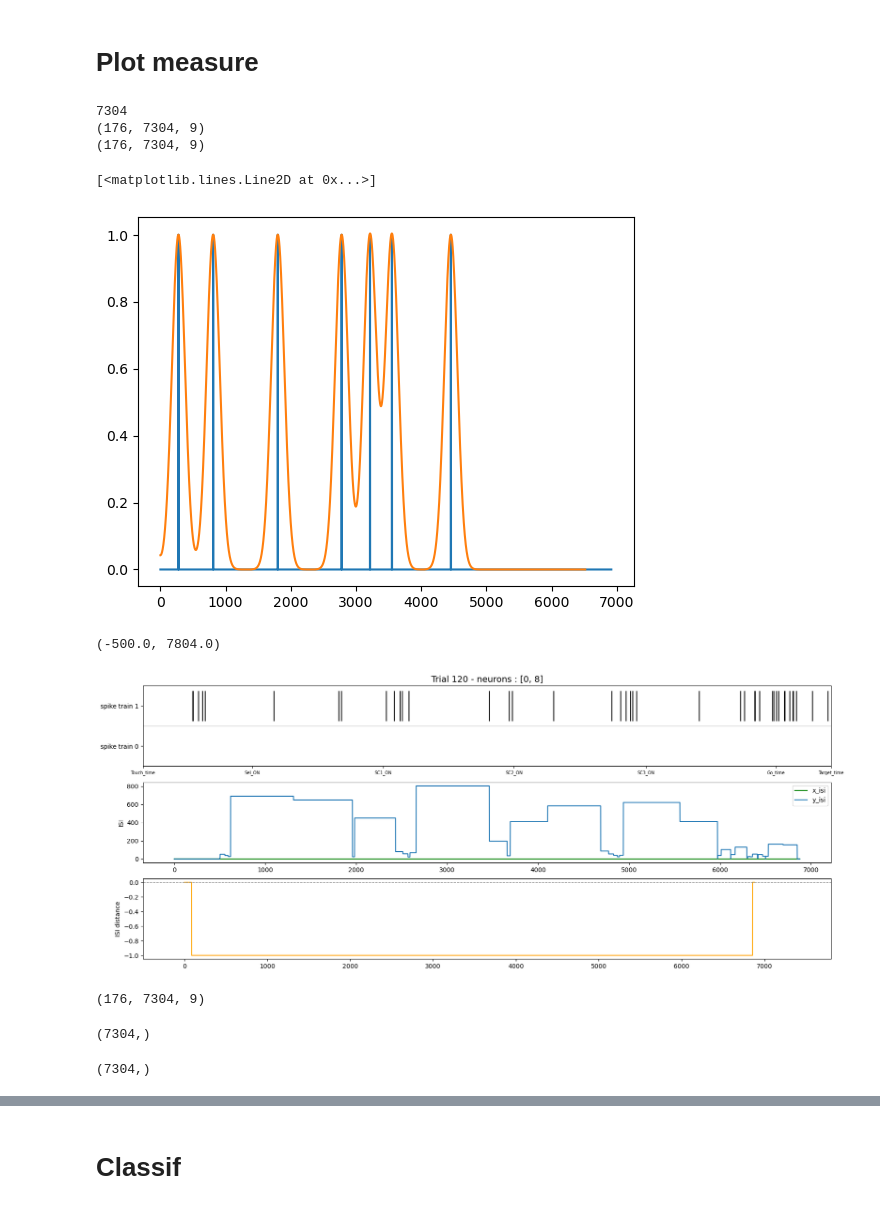
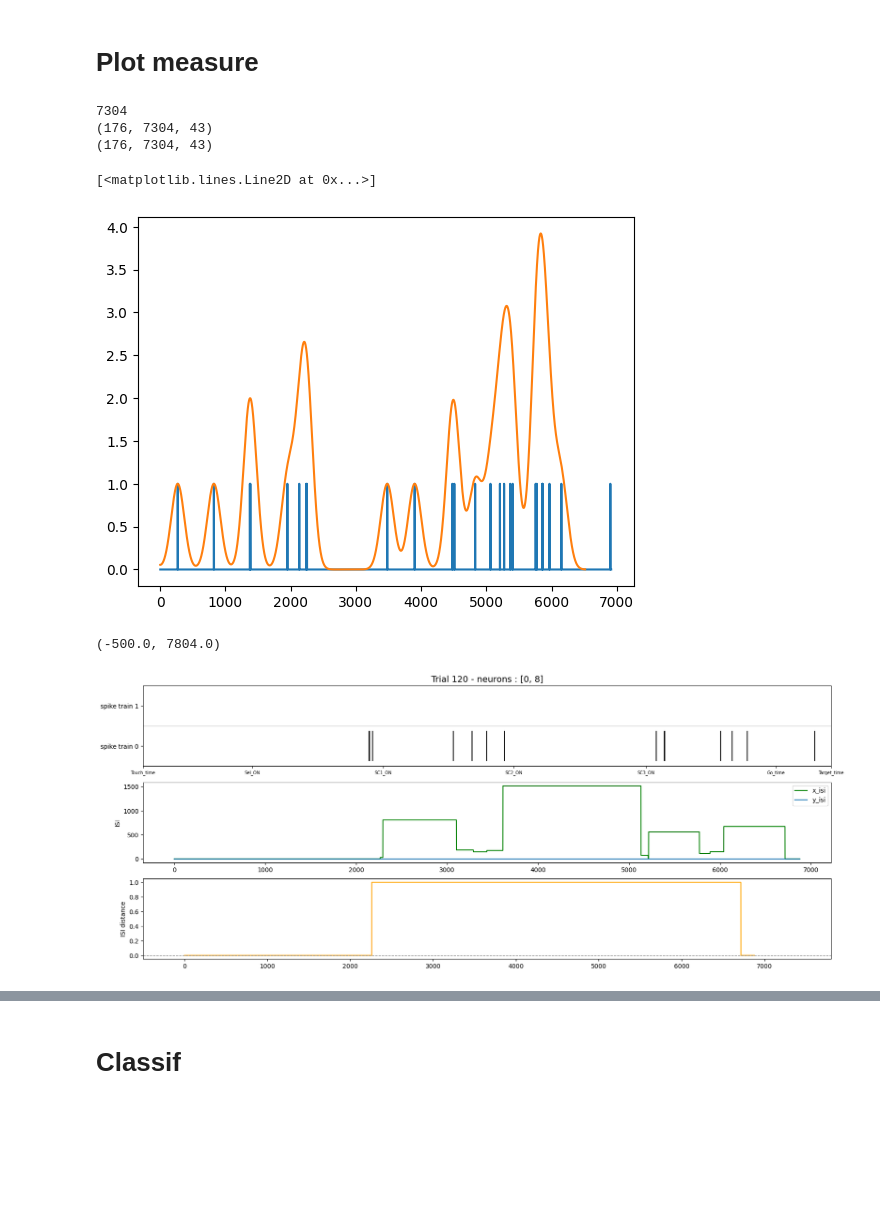
Before and after one commit to Lamifsud/pattern_classification_git, a Jupyter notebook: pipeline_drafts/HistGrad_copy.ipynb, the cells around one changed output, grey strips where cells are left out. Saved outputs shown, nothing was run; the diff lists cells and outputs as text; code cells hidden in the pictures; blank space fills up the shorter version.

```diff
--- a/pipeline_drafts/HistGrad_copy.ipynb
+++ b/pipeline_drafts/HistGrad_copy.ipynb
@@ -34,7 +34,7 @@ import sys
 ### Load data
 # %%
 #Load
-session, data_path, info_path = matlab_file.from_lab(lab_desktop=False, session='t150204001')
+session, data_path, info_path = matlab_file.from_lab(lab_desktop=True, session='t150204001')
 data, load_info = matlab_file.open(data_path)
 session_info_raw = matlab_file.clean(info_path)
 # %% [output]
@@ -71,2 +60,0 @@ array([ 0,  4,  8, 12, 16, 20, 24, 28, 32])
-# %%
-spike_times = [spike_times[i] for i in indices]
@@ -140,7 +108,7 @@ spikes_times_aligned = manage.spike_ts_aligned(df_task_ts, df_task_ts_by_neuron,
 n_neurons = spikes_times_aligned.shape[0]
 
 t = 0
-event_vector = df_task_ts.loc[t]
+event_vector_ = df_task_ts.loc[t]
 
 plt.figure(figsize=(30, 10))  # Ajustez la taille de la figure selon vos besoins
 
@@ -150,15 +118,15 @@ for n in range(n_neurons):
     if len(spiketrain) > 0 and spiketrain[0] != 0:
         plt.eventplot(spiketrain.magnitude, linelengths=0.75, lineoffsets=n, color='black')
 for i in range(n_neurons - 1):
-    plt.hlines(i+0.5, xmin=event_vector.min(), xmax=event_vector.max(), colors='gray', linestyles='solid', linewidth=0.5)
+    plt.hlines(i+0.5, xmin=event_vector_.min(), xmax=event_vector_.max(), colors='gray', linestyles='solid', linewidth=0.5)
 
 # Définir les étiquettes de l'axe x et l'axe y
-plt.xticks(event_vector.values, event_labels, fontsize=7)
+plt.xticks(event_vector_.values, event_labels, fontsize=7)
 plt.yticks(range(n_neurons), [f"{i}" for i in range(n_neurons)], fontsize=8)
 plt.title(f"Spike Trains for Trial {t}", fontsize=16)
 
 # Ajuster les limites des axes
-plt.xlim(event_vector.min(), event_vector.max())
+plt.xlim(event_vector_.min(), event_vector_.max())
 plt.ylim(-0.5, 42.5)
 
 plt.show()
@@ -250,14 +214,14 @@ plt.plot(spikes_binarized[121,:,0])
 plt.plot(spike_convolved[121,:,0])
 # %% [output]
 7304
-(176, 7304, 9)
-(176, 7304, 9)
+(176, 7304, 43)
+(176, 7304, 43)
 [<matplotlib.lines.Line2D at 0x...>]
-[figure, old version]
+[figure, new version]
 # %%
 t = 120
 neurons_ = [0,8]
-event_vector = df_task_ts.loc[t]
+event_vector_ = df_task_ts.loc[t]
 
 fig, axs = plt.subplots(3,1, figsize=(20, 8))
 # Parcourir tous les neurones et tracer leur spike train
@@ -267,41 +231,37 @@ for idx, n in enumerate(neurons_) :
     if len(spiketrain) > 0 and spiketrain[0] != 0:
         axs[0].eventplot(spiketrain.magnitude, linelengths=0.75, lineoffsets=idx, color='black')
 for i in range(len(neurons_) - 1):
-    axs[0].hlines(i+0.5, xmin=event_vector.min(), xmax=event_vector.max(), colors='gray', linestyles='solid', linewidth=0.5)
+    axs[0].hlines(i+0.5, xmin=event_vector_.min(), xmax=event_vector_.max(), colors='gray', linestyles='solid', linewidth=0.5)
 
 # Définir les étiquettes de l'axe x et l'axe y
-axs[0].set_xticks(event_vector.values)
+axs[0].set_xticks(event_vector_.values)
 axs[0].set_xticklabels(event_labels, fontsize=7)
 axs[0].set_yticks(range(n_neurons))
 axs[0].set_yticklabels([f"spike train {n}" for n in range(n_neurons)], fontsize=10)
 axs[0].set_title(f"Trial {t} - neurons : {neurons_}", fontsize=14)
 
 # Ajuster les limites des axes
-axs[0].set_xlim(event_vector.min(), event_vector.max())
+axs[0].set_xlim(event_vector_.min(), event_vector_.max())
 axs[0].set_ylim(-0.5, len(neurons_)-0.5)
 
 
 x_isi_in_time = ISI.compute(spikes_times_aligned[neurons_[0]][t])
 y_isi_in_time = ISI.compute(spikes_times_aligned[neurons_[1]][t])
 ISI_distance_ = ISI.distance(x_isi_in_time, y_isi_in_time)
 
 
 # Create a figure with two subplots
 # Plot x_isi and y_isi in the first column
 axs[1].plot(x_isi_in_time, color = 'green', label='x_isi')
 axs[1].plot(y_isi_in_time, label='y_isi')
 axs[1].set_ylabel('ISI', fontsize=10)
 axs[1].legend()
 0
 # Plot isi_dist in the second column
 axs[2].plot(ISI_distance_interp[t,:,0], color='orange')
 axs[2].set_ylabel('ISI distance', fontsize=10)
 axs[2].hlines(0, xmin=-500, xmax=ISI_distance_interp[t,:,0].shape[0]+ 500, colors='gray', linestyles='dashed', linewidth=1)
 axs[2].set_xlim(-500, ISI_distance_interp[t,:,0].shape[0] + 500)  # Set x-axis limits
 # %% [output]
 (-500.0, 7804.0)
-[figure, old version]
+[figure, new version]
-# %%
-spike_convolved.shape
-# %% [output]
-(176, 7304, 9)
@@ -321,8 +267,0 @@ for target in targets_labels:
-# %%
-FR_mean[0].shape
-# %% [output]
-(7304,)
-# %%
-FR_mean[1].shape
-# %% [output]
-(7304,)
```
Also changed, not shown: parts of 18 cells of this notebook, 6 other files.
